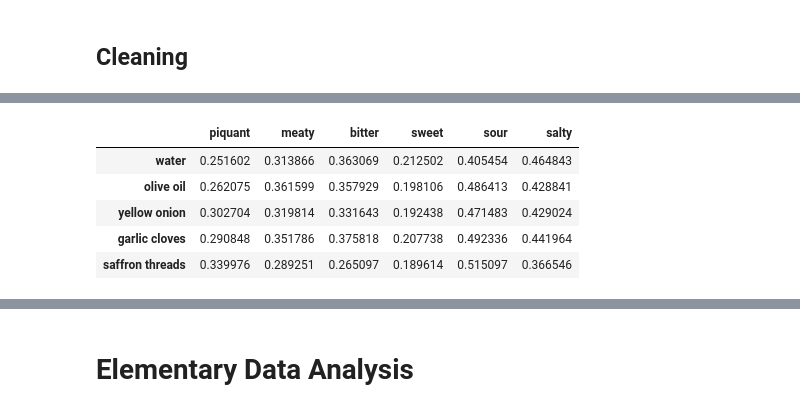
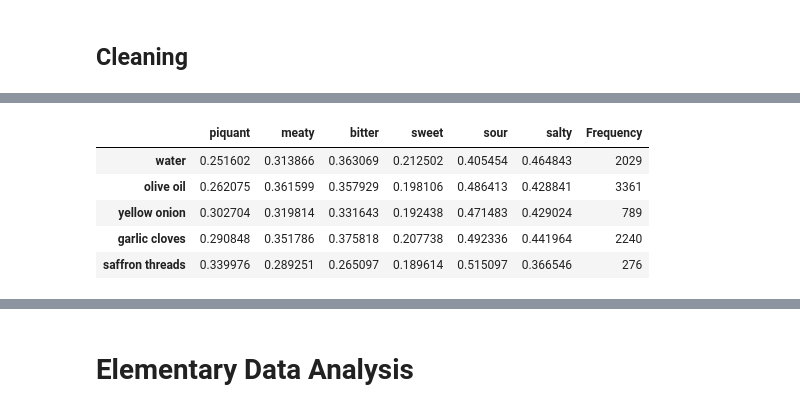
Before and after one commit to ryanchangx/cs105-final-project, a Jupyter notebook: final_project.ipynb, the cells around one changed output, grey strips where cells are left out. Cells and saved outputs as stored; diff of their text form; code cells hidden in the pictures.

Commit message:
Finished visualizations for ingrededients and flavors

```diff
--- a/final_project.ipynb
+++ b/final_project.ipynb
@@ -61,40 +64,47 @@ food_df.head()
 # %%
 #clean the ingredients
 ingredientDict = {}
 for ingredeintList in food_df.ingredients :
     for ingredient in ingredeintList :
         if ingredient not in ingredientDict :
             ingredientDict[ingredient] = {}
 
 ingredientdf = pd.DataFrame.from_dict(ingredientDict, orient='index')
 
 for index, row in food_df.iterrows() :
     for ingredient in row.ingredients :
         for flavor in row.flavors :
                 if(flavor not in ingredientDict[ingredient]) :
                     ingredientDict[ingredient][flavor] = [row.flavors[flavor]]
                 else :
                     ingredientDict[ingredient][flavor].append(row.flavors[flavor])
 
 discardList = []
+ingredient_freq = []
 for ingredient in ingredientDict :
     if len(ingredientDict[ingredient]['piquant']) < 10 :
         discardList.append(ingredient)
         continue
-    for flavor in ingredientDict[ingredient] :
+    ingredient_freq.append(len(ingredientDict[ingredient]['piquant']))
+    for flavor in FLAVORS :
         ingredientDict[ingredient][flavor] = sum(ingredientDict[ingredient][flavor])/len(ingredientDict[ingredient][flavor])
+
 #print(ingredientDict)
 for ingredient in discardList :
     ingredientDict.pop(ingredient)
 ingredient_df = pd.DataFrame.from_dict(ingredientDict, orient='index')
+
+ingredient_df['Frequency'] = ingredient_freq
+
+
 ingredient_df.head()
 # %% [output]
-|  | piquant | meaty | bitter | sweet | sour | salty |
-| water | 0.251602 | 0.313866 | 0.363069 | 0.212502 | 0.405454 | 0.464843 |
-| olive oil | 0.262075 | 0.361599 | 0.357929 | 0.198106 | 0.486413 | 0.428841 |
-| yellow onion | 0.302704 | 0.319814 | 0.331643 | 0.192438 | 0.471483 | 0.429024 |
-| garlic cloves | 0.290848 | 0.351786 | 0.375818 | 0.207738 | 0.492336 | 0.441964 |
-| saffron threads | 0.339976 | 0.289251 | 0.265097 | 0.189614 | 0.515097 | 0.366546 |
+|  | piquant | meaty | bitter | sweet | sour | salty | Frequency |
+| water | 0.251602 | 0.313866 | 0.363069 | 0.212502 | 0.405454 | 0.464843 | 2029 |
+| olive oil | 0.262075 | 0.361599 | 0.357929 | 0.198106 | 0.486413 | 0.428841 | 3361 |
+| yellow onion | 0.302704 | 0.319814 | 0.331643 | 0.192438 | 0.471483 | 0.429024 | 789 |
+| garlic cloves | 0.290848 | 0.351786 | 0.375818 | 0.207738 | 0.492336 | 0.441964 | 2240 |
+| saffron threads | 0.339976 | 0.289251 | 0.265097 | 0.189614 | 0.515097 | 0.366546 | 276 |
 # %%
 # clean the flavors
 flavor_dict = {'piquant': [], 'meaty': [], 'bitter': [], 'sweet': [], 'sour': [], 'salty': []}
```
Also changed, not shown: parts of 6 cells of this notebook.
